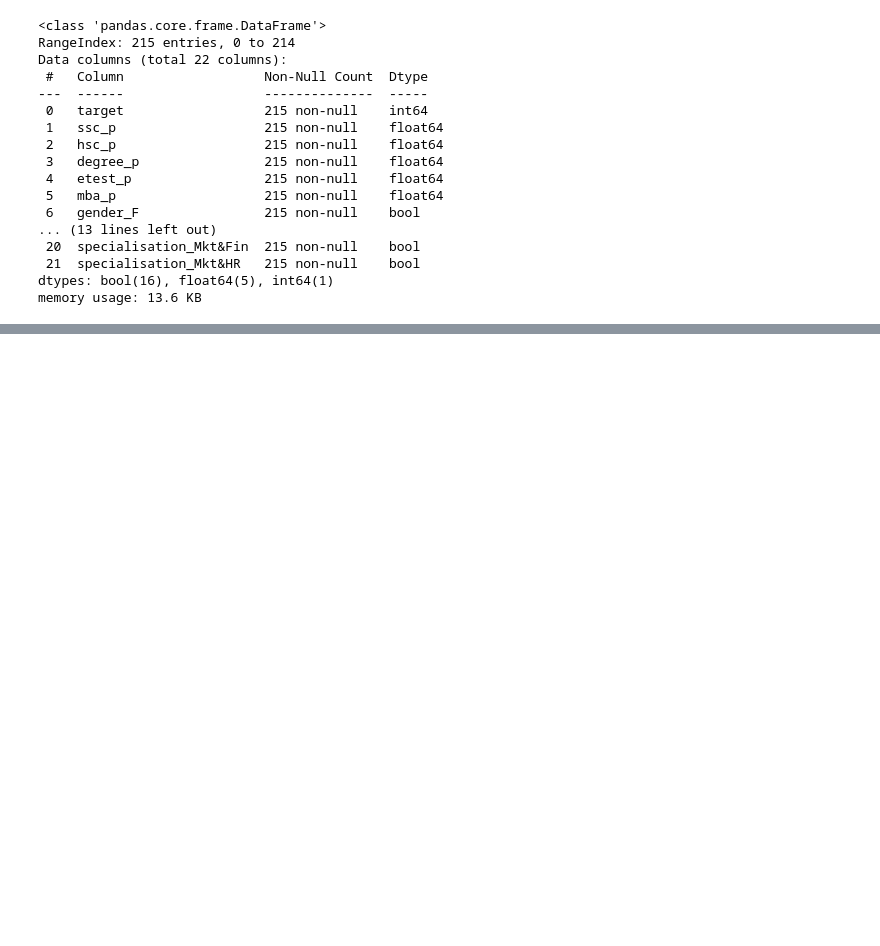
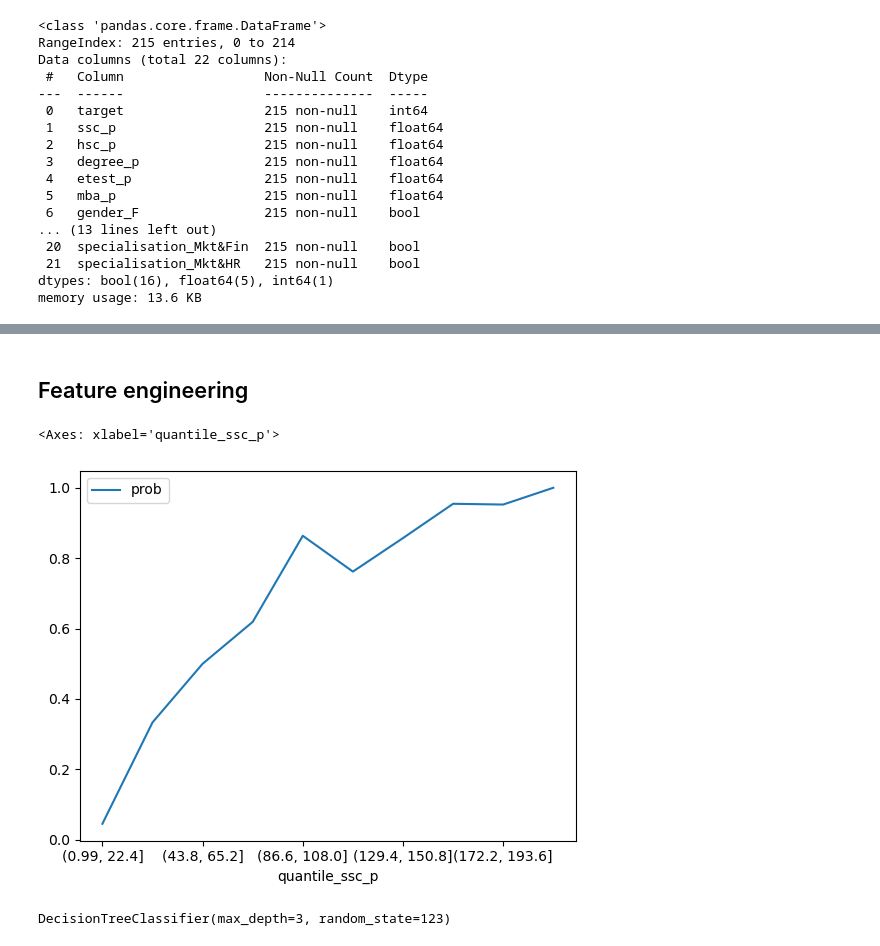
Before and after one commit to zzstephen/zzstephen, a Jupyter notebook: assignments/assignment_ik_sl.ipynb, the cells around one changed output, grey strips where cells are left out. Cells and saved outputs as stored; diff of their text form; code cells hidden in the pictures; blank space fills up the shorter version.

```diff
--- a/assignments/assignment_ik_sl.ipynb
+++ b/assignments/assignment_ik_sl.ipynb
@@ -226,0 +274,23 @@ memory usage: 13.6 KB
+# %% [markdown]
+## Feature engineering
+# %%
+def plot_var(df, x, y, bins=10, show=False):
+    ddf = df[[x,y]].copy()
+    ddf[f'quantile_{x}'] = pd.qcut(df[x].rank(method='first'), q=bins, precision=2)
+    target_bucket = ddf[[f'quantile_{x}',y]].groupby(f'quantile_{x}').sum().reset_index().rename(columns={y:f'{y}_sum'})
+    target_bucket_ct = ddf[[f'quantile_{x}',y]].groupby(f'quantile_{x}').count().reset_index().rename(columns={y:f'{y}_count'})
+    target_bucket = target_bucket.merge(target_bucket_ct, on=f'quantile_{x}')
+    target_bucket['prob'] = target_bucket[f'{y}_sum']/target_bucket[f'{y}_count']
+    if show:
+        target_bucket.plot(x=f'quantile_{x}',y='prob')
+        plt.title(x)
+    return target_bucket
+# %%
+plot_data = {}
+for var in ['ssc_p','hsc_p','mba_p','degree_p','etest_p']:
+    plot_data[var] = plot_var(df, var, 'target')
+# %%
+plot_data['ssc_p'].plot(x='quantile_ssc_p',y='prob')
+# %% [output]
+<Axes: xlabel='quantile_ssc_p'>
+[figure, added]
@@ -226,0 +299,4 @@ memory usage: 13.6 KB
+# %%
+tree_model.fit(df[['ssc_p']], df['target'])
+# %% [output]
+DecisionTreeClassifier(max_depth=3, random_state=123)
```
Also changed, not shown: parts of 22 cells of this notebook.
